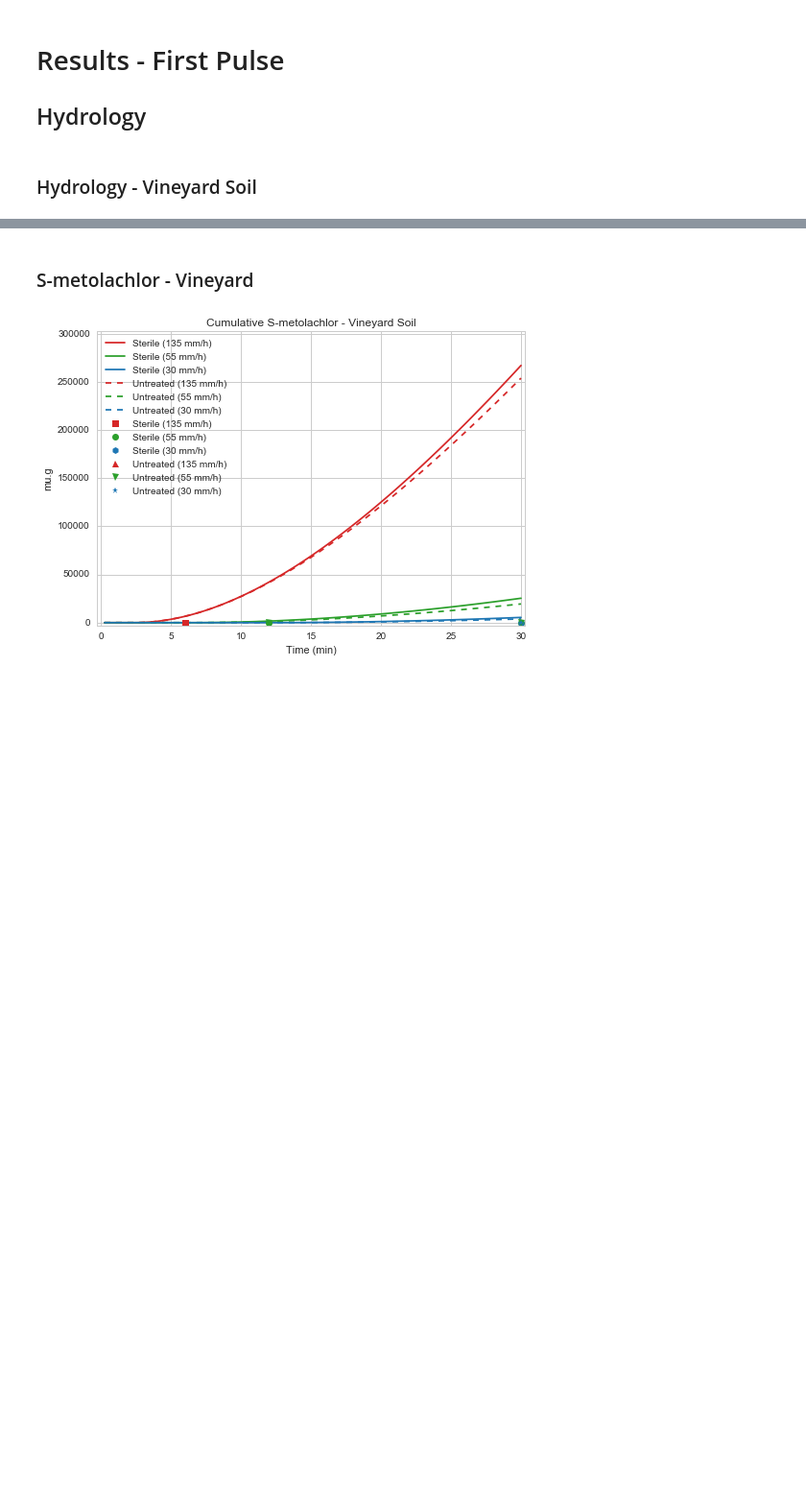
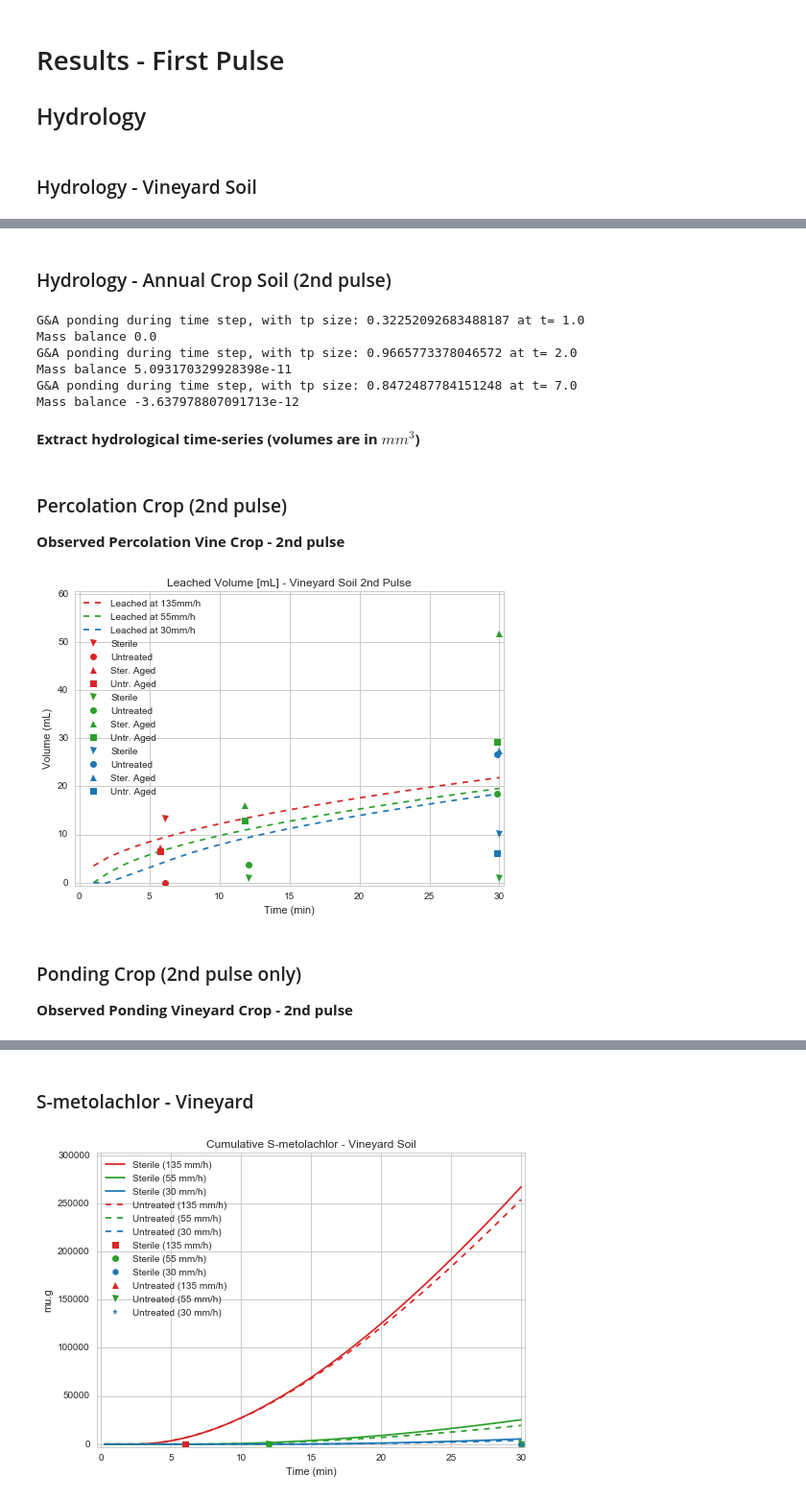
Before and after one commit to DayTimeChunks/LeachingSimulations, a Jupyter notebook: Leaching Model - Vineyard Soil.ipynb, the cells around one changed output, grey strips where cells are left out. Shown at 96% size. Drawn from its saved outputs; the diff is of its cells as text; code cells hidden in the pictures; blank space fills up the shorter version.

```diff
--- a/Leaching Model - Vineyard Soil.ipynb
+++ b/Leaching Model - Vineyard Soil.ipynb
@@ -139,0 +139,22 @@ pestiplot_inst(cum_mx_vine, mx_obs_sterile_vine, mx_obs_untreat_vine, 'Metalaxyl
+# %% [markdown]
+### Hydrology - Annual Crop Soil (2nd pulse)
+# %%
+kSat_vine2 = kSat_vine/100
+ov_2 = 0.40  # Initial water content m3. m-3
+soil_height2 = 23  # mm
+# %%
+water_data2 = leachsim(dtGA = 1,
+                       ov=ov_2,
+                       ovSat=ovSat_vine,
+                       kSat=kSat_vine2,
+                       psi=psi_vine,
+                       soil_height=soil_height2)
+# %% [output]
+G&A ponding during time step, with tp size: 0.32252092683488187 at t= 1.0
+Mass balance 0.0
+G&A ponding during time step, with tp size: 0.9665773378046572 at t= 2.0
+Mass balance 5.093170329928398e-11
+G&A ponding during time step, with tp size: 0.8472487784151248 at t= 7.0
+Mass balance -3.637978807091713e-12
+# %% [markdown]
+**Extract hydrological time-series (volumes are in $mm^3$)**
@@ -139,0 +206,32 @@ pestiplot_inst(cum_mx_vine, mx_obs_sterile_vine, mx_obs_untreat_vine, 'Metalaxyl
+# %% [markdown]
+### Percolation Crop (2nd pulse)
+
+**Observed Percolation Vine Crop - 2nd pulse**
+# %%
+# Order if array is:
+#  [sterile, untreat, sterile_aged, untreat_aged]
+
+# At 6 min, high inetnesity
+leach_high_6min = np.array([13.309, 0., 7.394, 6.549])
+
+# At 12 min, med intensity
+leach_med_12min = np.array([0.958, 3.669, 16.06, 12.988])
+
+# At 30min, med intensity
+leach_med_30min = np.array([0.941, 18.601, 51.834, 29.232])
+
+# At 30min, low intensity
+leach_low_30min = np.array([10.157, 26.737, 27.533, 6.197])
+# %%
+hydroplot(percol_data2,
+          "Leached at 135mm/h", "Leached at 55mm/h", "Leached at 30mm/h",
+          leach_high_6min,
+          leach_med_12min, leach_med_30min,
+          leach_low_30min,
+         "Leached Volume [mL] - Vineyard Soil 2nd Pulse")
+# %% [output]
+[figure, added]
+# %% [markdown]
+### Ponding Crop (2nd pulse only)
+
+**Observed Ponding Vineyard Crop - 2nd pulse**
```
Also changed, not shown: parts of 48 cells of this notebook, 4 other files.
